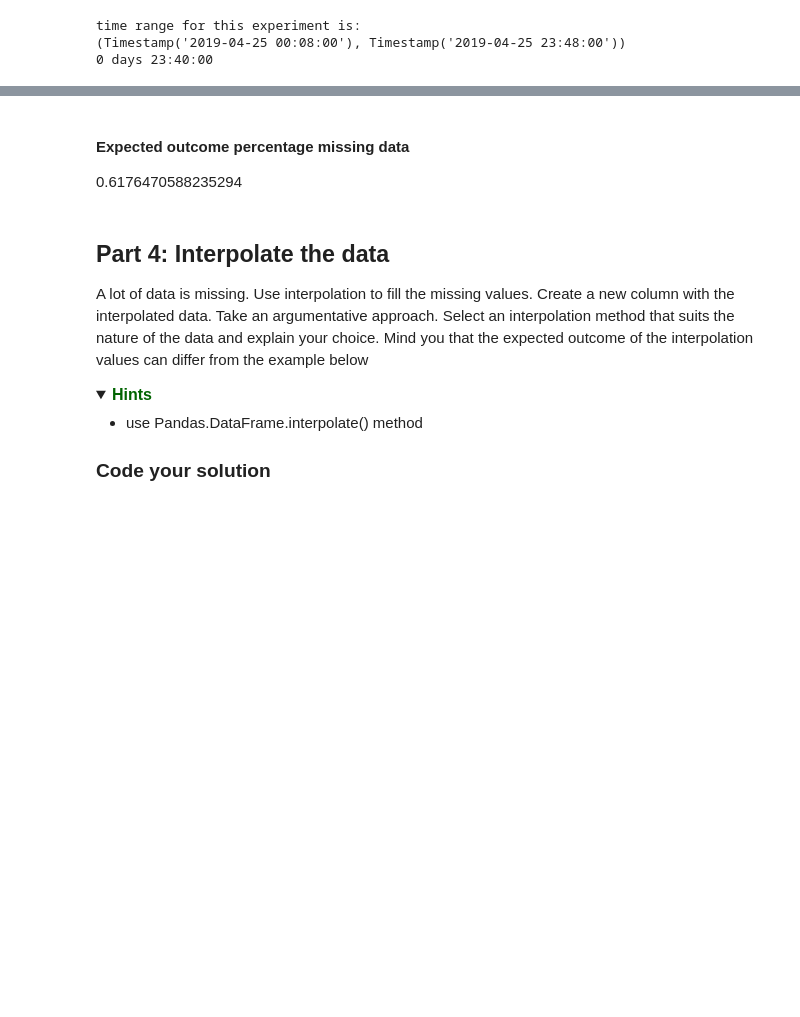
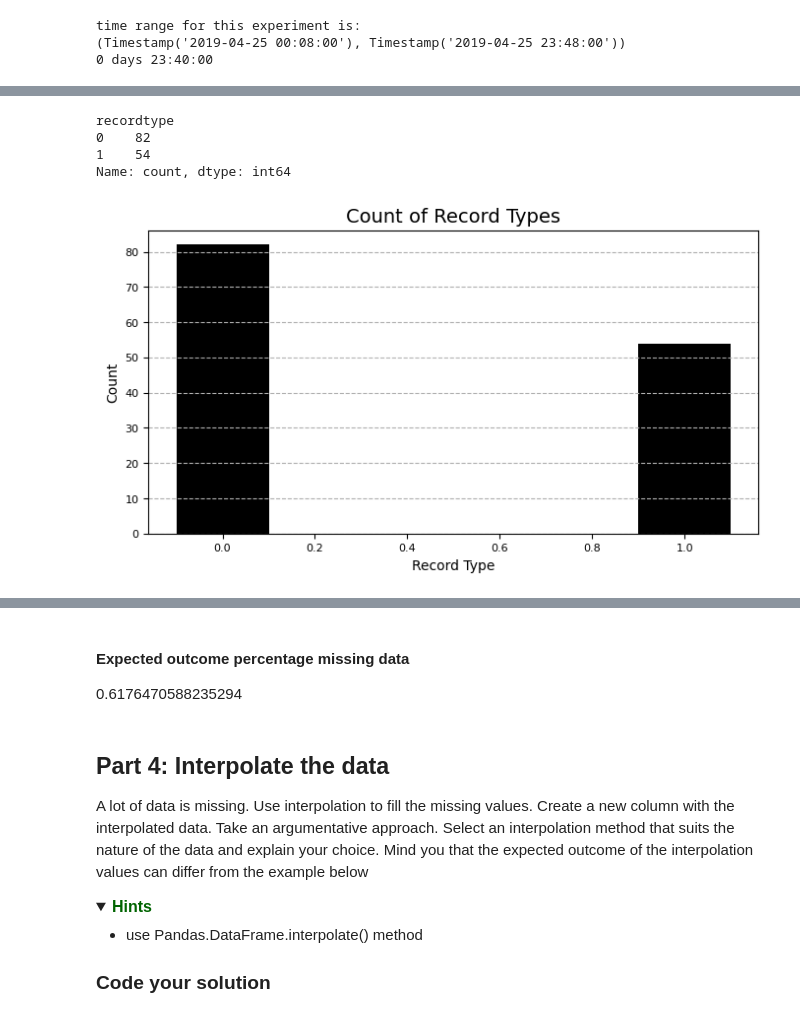
Before and after one commit to hoomanhanaei/DS_101, a Jupyter notebook: Assignment_02/Assignment_week_02.ipynb, the cells around one changed output, grey strips where cells are left out. Cells and saved outputs as stored; diff of their text form; code cells hidden in the pictures; folded sections open; blank space fills up the shorter version.

```diff
--- a/Assignment_02/Assignment_week_02.ipynb
+++ b/Assignment_02/Assignment_week_02.ipynb
@@ -312,0 +390,22 @@ time range for this experiment is:
+# %%
+# Number of values per record type
+ndf_glucose['recordtype'].value_counts()
+# %% [output]
+recordtype
+0    82
+1    54
+Name: count, dtype: int64
+# %%
+# Frequency of each unique record type in dataset.
+plt.figure(figsize=(8,4))
+plt.bar(ndf_glucose['recordtype'].value_counts().index,
+        ndf_glucose['recordtype'].value_counts().values,
+        color='black',
+        width=0.2)
+plt.title('Count of Record Types', fontsize=14)
+plt.xlabel('Record Type')
+plt.ylabel('Count')
+plt.grid(axis='y', linestyle='--')
+plt.show()
+# %% [output]
+[figure, added]
```
Also changed, not shown: parts of 17 cells of this notebook.
